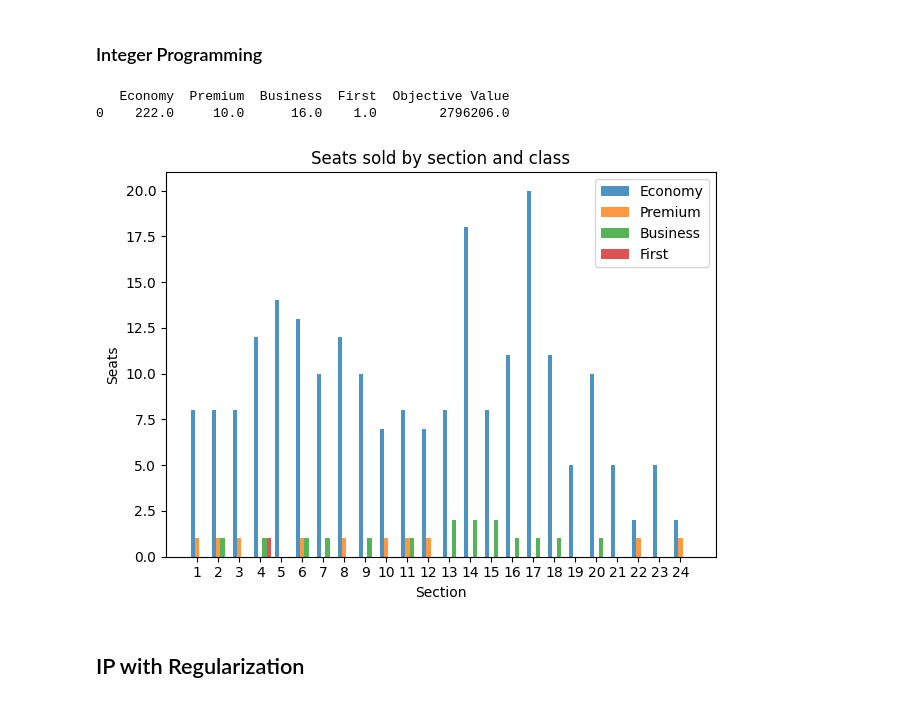
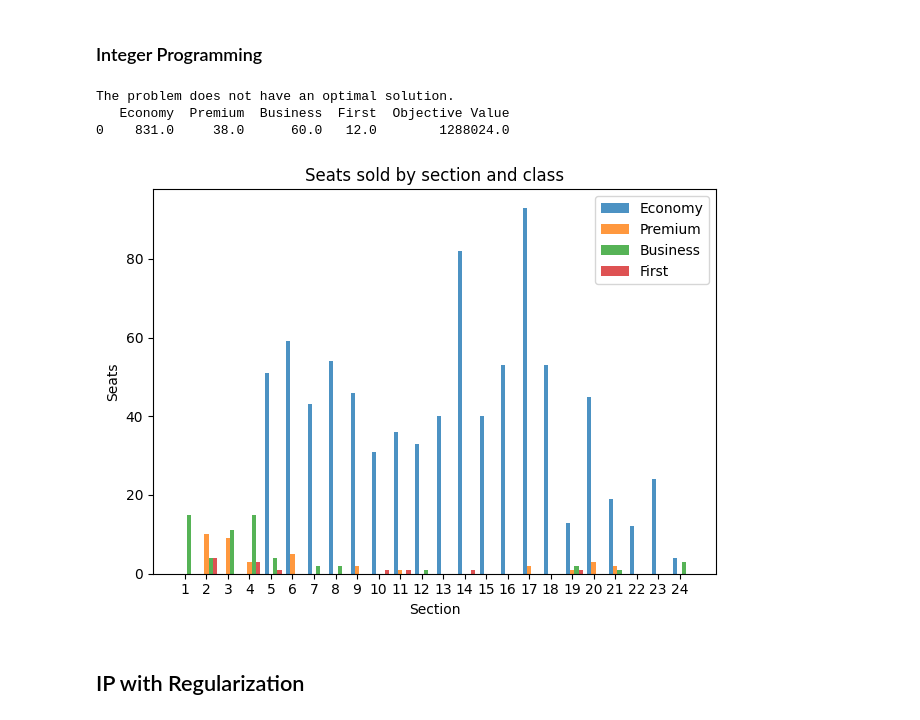
Before and after one commit to a-kong/math-441-project, a Jupyter notebook: report_code.ipynb, the cells around one changed output. Cells and saved outputs as stored; diff of their text form; code cells hidden in the pictures.

```diff
--- a/report_code.ipynb
+++ b/report_code.ipynb
@@ -564,3 +558,17 @@ demand = [825, 38, 60, 12]
+# %%
+areaDataframe = pd.read_csv('areaData.csv')
+areaDataframe.head()
+maxArea = areaDataframe['area'].values #in m^2
+# %%
+n_classes = 4
+n_sections = maxArea.size
+seats = {}
+cost = [864, 2054,5763,12184] # economic, premium, business, first
+weight = [64,64,64,64] # economic, premium, business, first (in Kg)
+max_weight = 395000 # in Kg
+sizes = [0.39,0.478,1.06,1.829] # economic, premium, business, first (in m^2)
+
+demand = [825, 38, 60, 12]
 # %% [markdown]
 ### Linear Programming
 # %%
@@ -588,22 +596,25 @@ solve_seating(solver=solver, demand=demand)
 demand = [833, 38, 60, 12]
 # %%
 solver = pywraplp.Solver.CreateSolver('SAT')
+solver.num_search_workers = 12
+solver.SetTimeLimit(300 * 1000)
 
 for i in range(n_classes):
     for j in range(n_sections):
         seats[i, j] = solver.IntVar(0, solver.infinity(), f'seats_{i}_{j}')
 
 # Define objective function
 revenue = solver.Sum(seats[i,j] * cost[i] for i in range(n_classes) for j in range(n_sections))
 
 # Maximize revenue
 solver.Maximize(revenue)
 
 solve_seating(solver=solver, demand=demand)
 # %% [output]
+The problem does not have an optimal solution.
    Economy  Premium  Business  First  Objective Value
-0    222.0     10.0      16.0    1.0        2796206.0
+0    831.0     38.0      60.0   12.0        1288024.0
-[figure, old version]
+[figure, new version]
 # %% [markdown]
 ## IP with Regularization
 # %%
```
Also changed, not shown: parts of 10 cells of this notebook.
